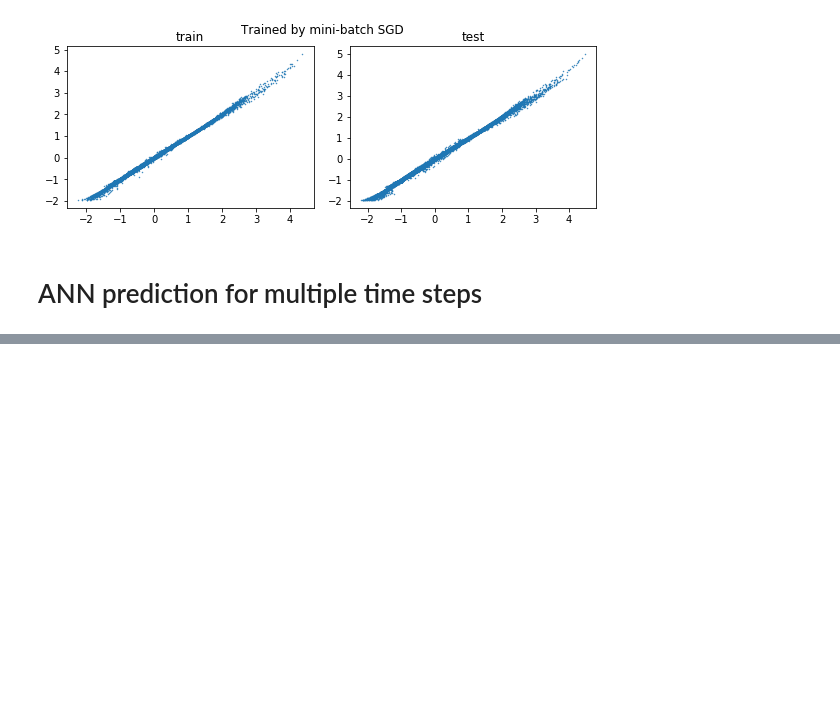
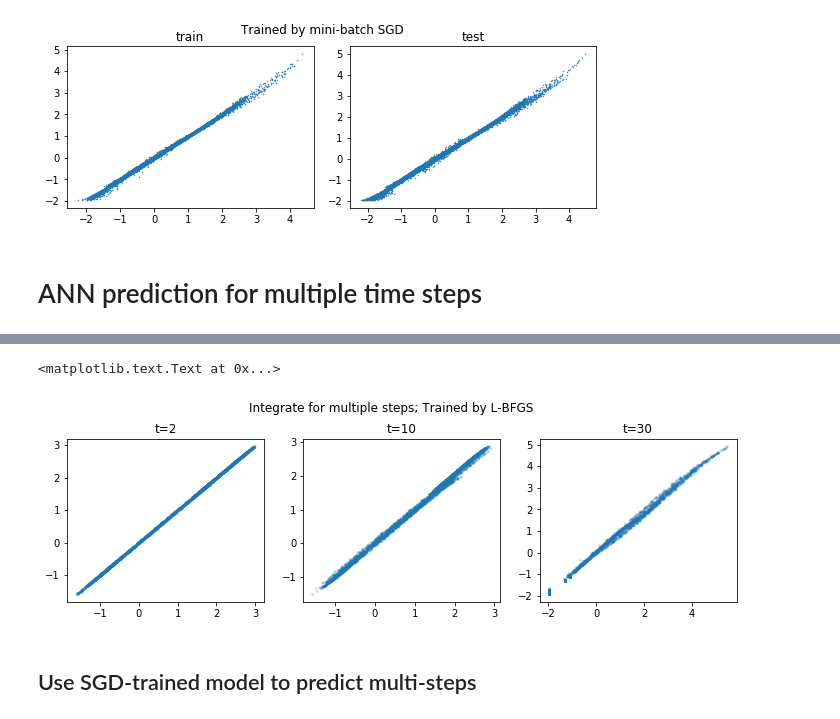
Before and after one commit to JiaweiZhuang/KPP, a Jupyter notebook: my_tests/small_strato/for-final-report.ipynb, the cells around one changed output, grey strips where cells are left out. Drawn from its saved outputs; the diff is of its cells as text; code cells hidden in the pictures; blank space fills up the shorter version.

Commit message:
Add multi-step prediction for small strato

```diff
--- a/my_tests/small_strato/for-final-report.ipynb
+++ b/my_tests/small_strato/for-final-report.ipynb
@@ -461,0 +485,6 @@ fig.tight_layout()
+# %%
+n_sample = 1000
+n_time = 40
+%time y_pred_test_history = predict_multistep(y1_test[0:n_sample,:], n_time)
+#normalizer.inverse_transform(y_pred_test_history, copy=False)
+y_pred_test_history.shape
@@ -461,0 +495,6 @@ fig.tight_layout()
+# %%
+%%time
+y_test_history = np.empty_like(y_pred_test_history)
+for i in range(n_sample):
+    y_test_history[:,i,:] = kpp.forward(y1_test[i,:], n_time).T[:, :-1]
+normalizer.transform(y_test_history.reshape(-1, nvar), copy=False);
@@ -461,0 +504,13 @@ fig.tight_layout()
+# %%
+plt.figure(figsize=[12, 3])
+for i, t in enumerate([2, 10, 30]):
+    plt.subplot(1, 3, i+1)
+    plt.scatter(y_test_history[t], y_pred_test_history[t], s=3, alpha=0.2)
+    plt.title(f't={t}')
+
+plt.suptitle('Integrate for multiple steps; Trained by L-BFGS', y=1.05)
+# %% [output]
+<matplotlib.text.Text at 0x...>
+[figure, added]
+# %% [markdown]
+## Use SGD-trained model to predict multi-steps
```
Also changed, not shown: parts of 16 cells of this notebook.
